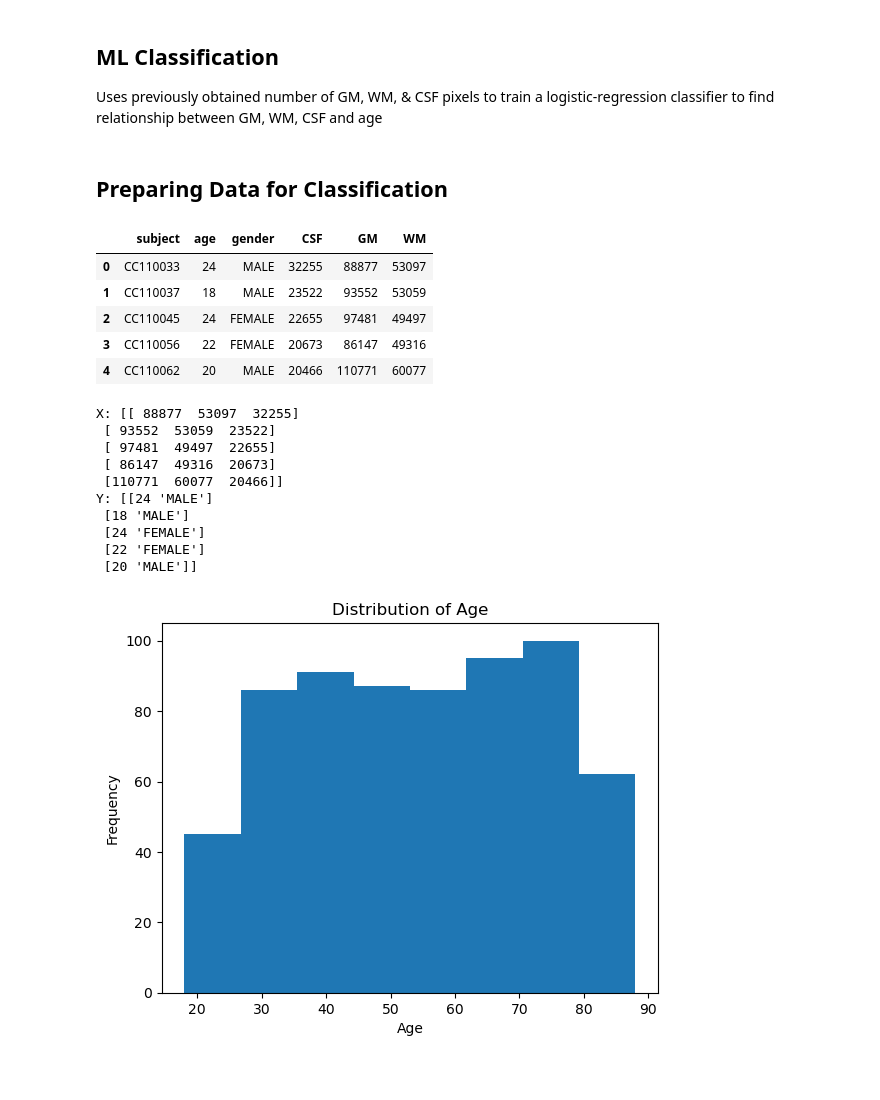
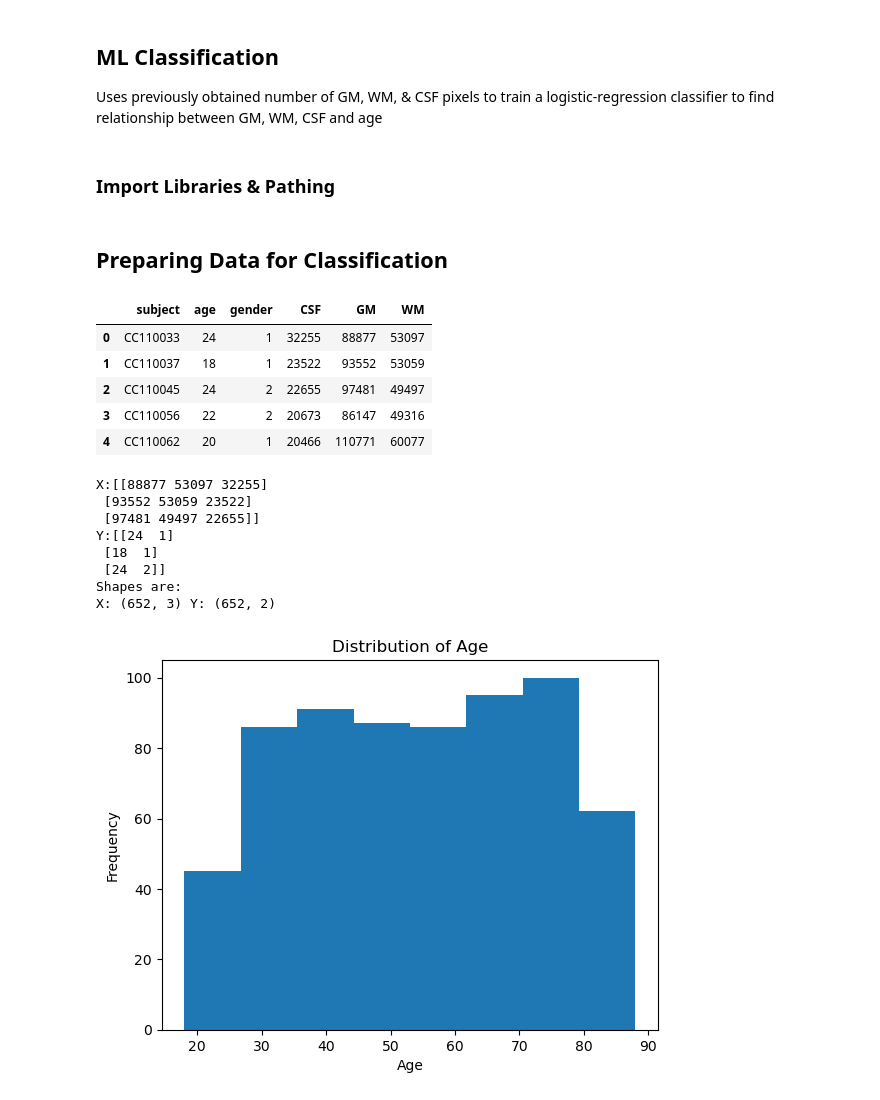
Before and after one commit to MaxMascini/Neural-Nexus-Ninjas, a Jupyter notebook: code/ML Classification.ipynb, the cells around one changed output. Saved outputs shown, nothing was run; the diff lists cells and outputs as text; code cells hidden in the pictures; blank space fills up the shorter version.

```diff
--- a/code/ML Classification.ipynb
+++ b/code/ML Classification.ipynb
@@ -1,6 +1,8 @@
 # %% [markdown]
 ## ML Classification
 Uses previously obtained number of GM, WM, & CSF pixels to train a logistic-regression classifier to find relationship between GM, WM, CSF and age
+# %% [markdown]
+### Import Libraries & Pathing
 # %%
 from pathlib import Path
 import os
@@ -31,15 +33,16 @@ metadata_path = Path(path, 'data', 'meta')
 ## Preparing Data for Classification
 # %%
 ## Reading in data from CSV file
-data_table = pd.read_csv(Path(path, 'data', 'brain_data.csv'))
+    # Make sure to run Get "brain data.ipynb" first to generate the CSV file
+data_table = pd.read_csv(Path(path, 'data', 'brain_data_code.csv'))
 data_table.head()
 # %% [output]
 |  | subject | age | gender | CSF | GM | WM |
-| 0 | CC110033 | 24 | MALE | 32255 | 88877 | 53097 |
-| 1 | CC110037 | 18 | MALE | 23522 | 93552 | 53059 |
-| 2 | CC110045 | 24 | FEMALE | 22655 | 97481 | 49497 |
-| 3 | CC110056 | 22 | FEMALE | 20673 | 86147 | 49316 |
-| 4 | CC110062 | 20 | MALE | 20466 | 110771 | 60077 |
+| 0 | CC110033 | 24 | 1 | 32255 | 88877 | 53097 |
+| 1 | CC110037 | 18 | 1 | 23522 | 93552 | 53059 |
+| 2 | CC110045 | 24 | 2 | 22655 | 97481 | 49497 |
+| 3 | CC110056 | 22 | 2 | 20673 | 86147 | 49316 |
+| 4 | CC110062 | 20 | 1 | 20466 | 110771 | 60077 |
 # %%
 # Extracting X - a 2D matrix of features (Gray matter, white matter, & CSF pixels)
 X = data_table[['GM', 'WM', 'CSF']].values
@@ -48,19 +51,17 @@ X = data_table[['GM', 'WM', 'CSF']].values
 y = data_table[['age', 'gender']].values
 
 # Confirming shape of X and Y match
-#print(f"X: {X.shape}{nl}Y: {y.shape}")
-print(f"X: {X[:5]}{nl}Y: {y[:5]}")
+print(f"X:{X[:3]}{nl}Y:{y[:3]}")
+print(f"Shapes are: {nl}X: {X.shape} Y: {y.shape}")
 # %% [output]
-X: [[ 88877  53097  32255]
- [ 93552  53059  23522]
- [ 97481  49497  22655]
- [ 86147  49316  20673]
- [110771  60077  20466]]
-Y: [[24 'MALE']
- [18 'MALE']
- [24 'FEMALE']
- [22 'FEMALE']
- [20 'MALE']]
+X:[[88877 53097 32255]
+ [93552 53059 23522]
+ [97481 49497 22655]]
+Y:[[24  1]
+ [18  1]
+ [24  2]]
+Shapes are:
+X: (652, 3) Y: (652, 2)
 # %%
 # Looking at age distribution to find the best way to binarize the age variable
 plt.hist(y[:,0], bins=8)
```
Also changed, not shown: parts of 11 cells of this notebook, 1 other file.
